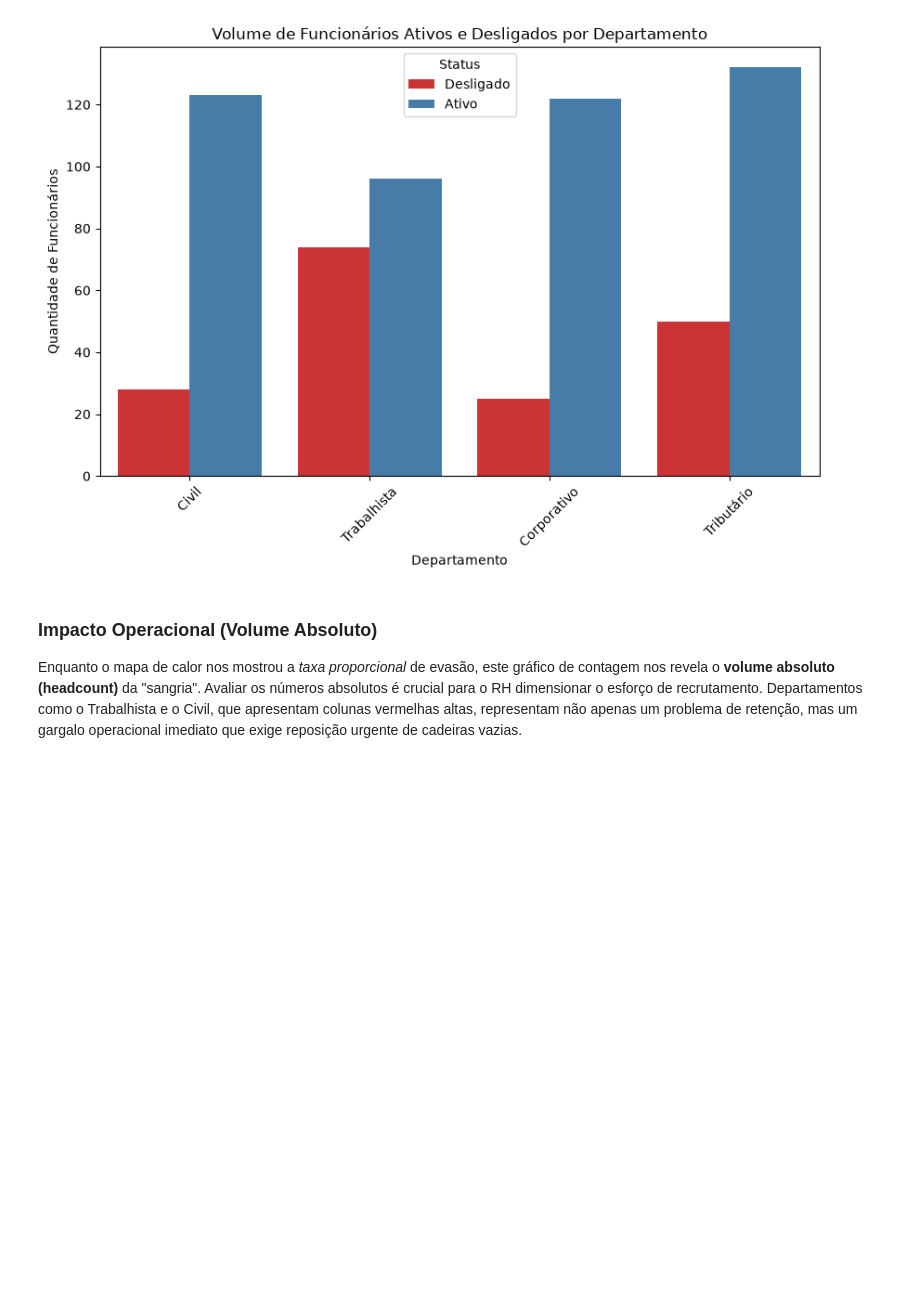
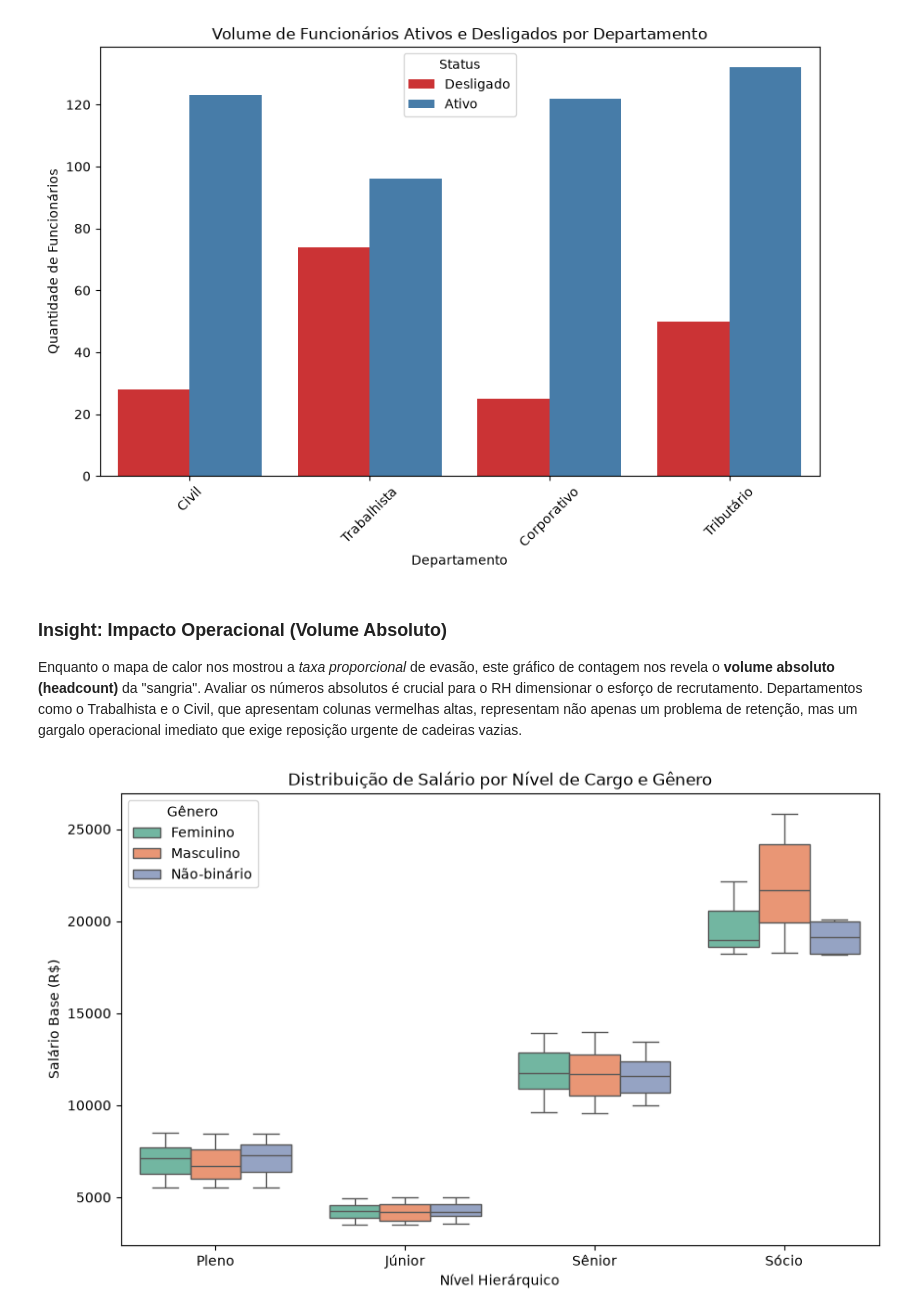
Before and after one commit to arthurfelipecairo/Projeto-de-Nivelamento00---LACEDA, a Jupyter notebook: 02-camada-prata/data_view.ipynb, the cells around one changed output. Cells and saved outputs as stored; diff of their text form; code cells hidden in the pictures; blank space fills up the shorter version.

Commit message:
adição de anlises baseadas em gênero

```diff
--- a/02-camada-prata/data_view.ipynb
+++ b/02-camada-prata/data_view.ipynb
@@ -182,5 +182,25 @@ plt.show()
 # %% [output]
 [figure]
 # %% [markdown]
-###  Impacto Operacional (Volume Absoluto)
+### Insight: Impacto Operacional (Volume Absoluto)
 Enquanto o mapa de calor nos mostrou a *taxa proporcional* de evasão, este gráfico de contagem nos revela o **volume absoluto (headcount)** da "sangria". Avaliar os números absolutos é crucial para o RH dimensionar o esforço de recrutamento. Departamentos como o Trabalhista e o Civil, que apresentam colunas vermelhas altas, representam não apenas um problema de retenção, mas um gargalo operacional imediato que exige reposição urgente de cadeiras vazias.
+# %%
+import matplotlib.pyplot as plt
+import seaborn as sns
+
+plt.figure(figsize=(10, 6))
+sns.boxplot(
+    data=df_prata,
+    x='nivel',
+    y='salario_base',
+    hue='genero',
+    palette='Set2'
+)
+
+plt.title('Distribuição de Salário por Nível de Cargo e Gênero')
+plt.xlabel('Nível Hierárquico')
+plt.ylabel('Salário Base (R$)')
+plt.legend(title='Gênero')
+plt.show()
+# %% [output]
+[figure, added]
```
Also changed, not shown: parts of 9 cells of this notebook.
